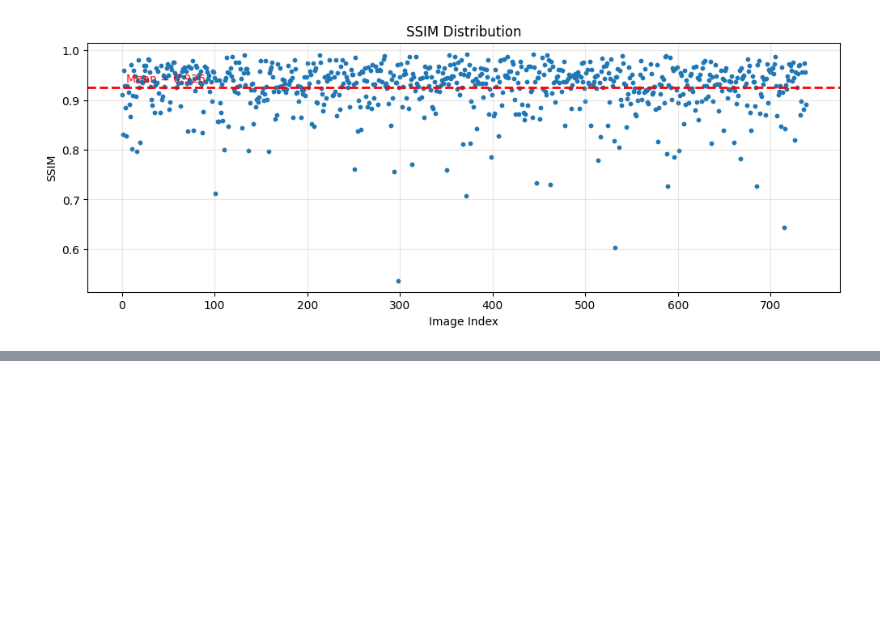
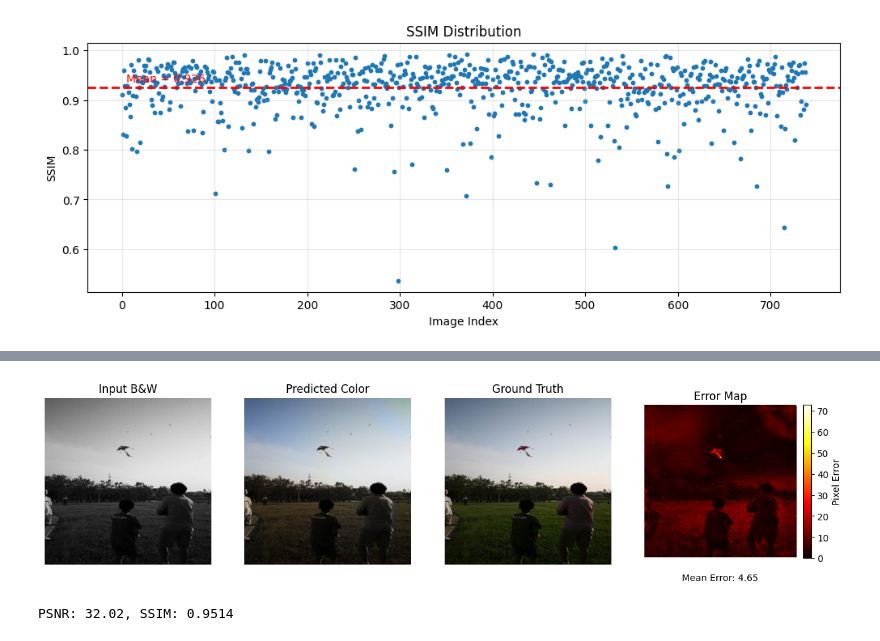
Before and after one commit to angelous/Color-Restoration, a Jupyter notebook: ResNet_tuning.ipynb, the cells around one changed output, grey strips where cells are left out. Cells and saved outputs as stored; diff of their text form; code cells hidden in the pictures; blank space fills up the shorter version.

```diff
--- a/ResNet_tuning.ipynb
+++ b/ResNet_tuning.ipynb
@@ -373,0 +383,7 @@ show_result(test_bnw_images[462], test_color_images[462], pred_rgb)
+# %%
+psnr, ssim, pred_rgb = evaluate_image(model, test_bnw_images[550], test_color_images[550], device=device)
+show_result(test_bnw_images[550], test_color_images[550], pred_rgb)
+print(f"PSNR: {psnr:.2f}, SSIM: {ssim:.4f}")
+# %% [output]
+[figure, added]
+PSNR: 32.02, SSIM: 0.9514
```
Also changed, not shown: parts of 4 cells of this notebook.
